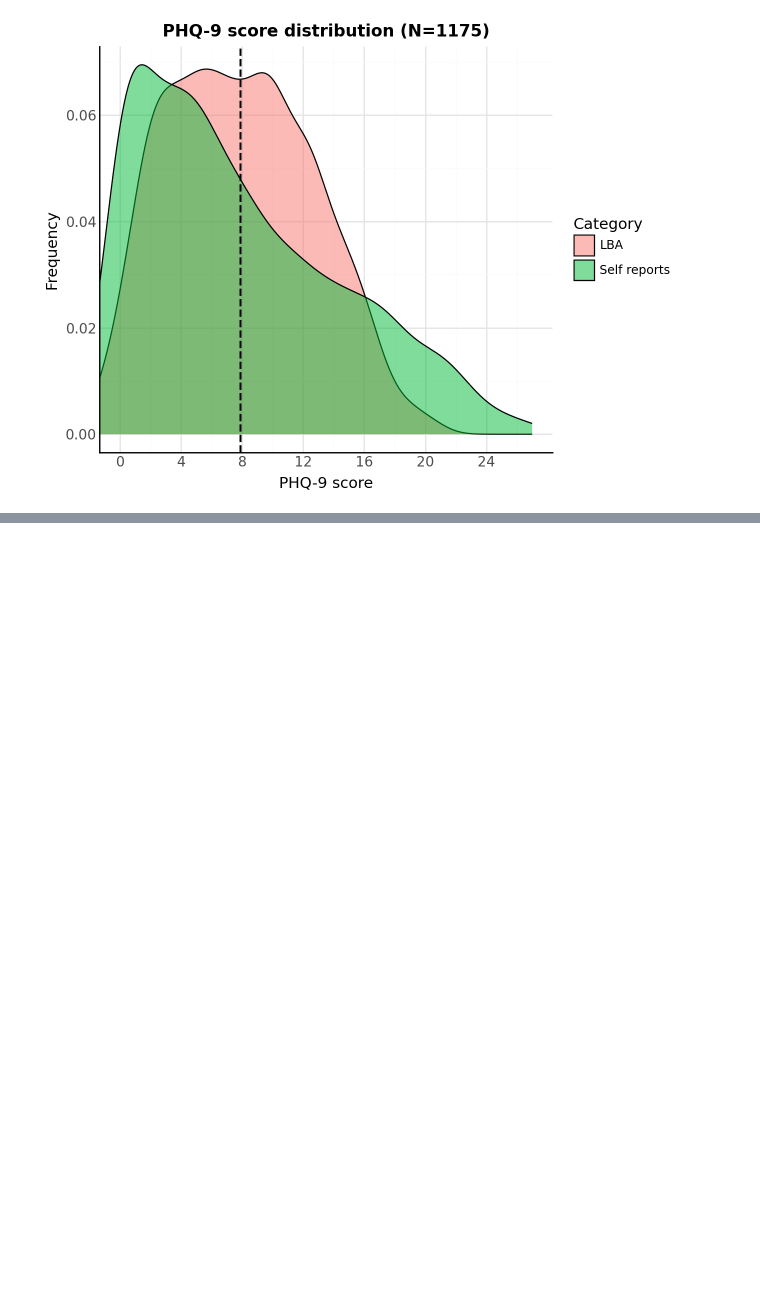
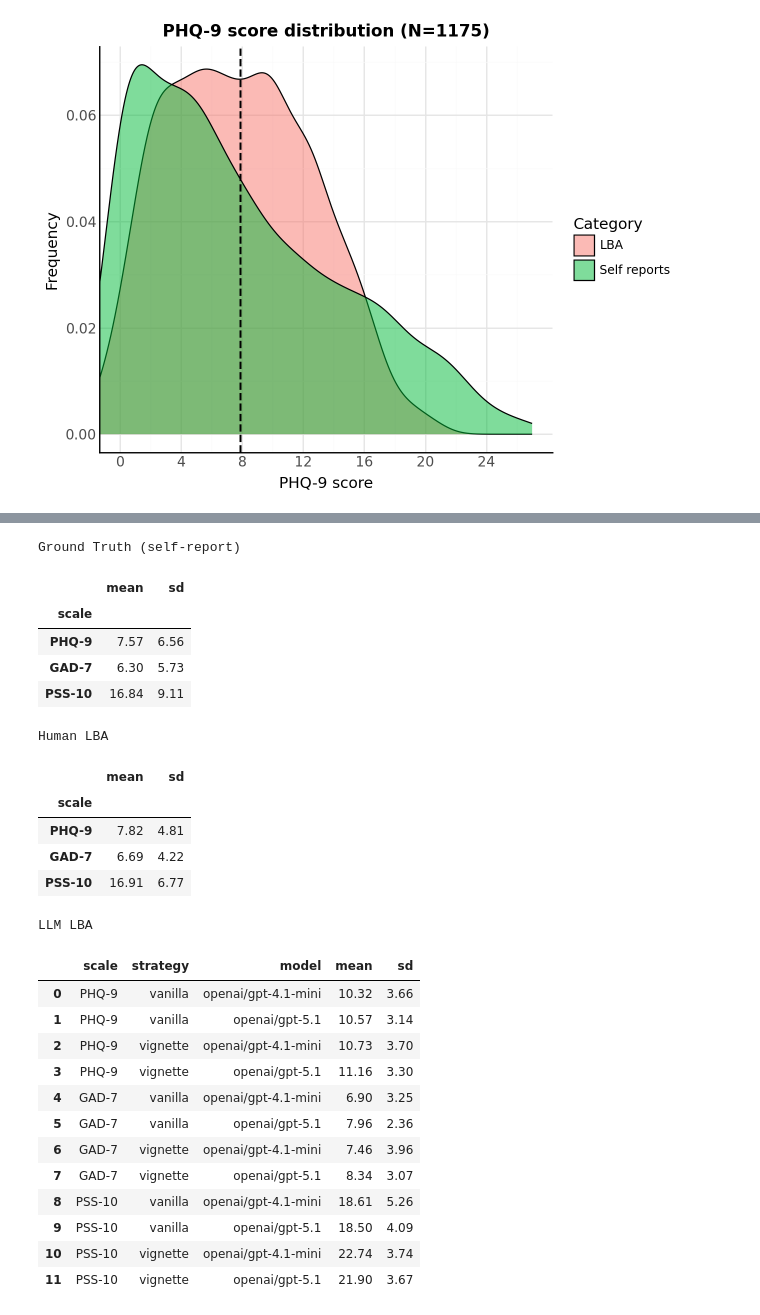
Before and after one commit to shshnk94/personallm, a Jupyter notebook: notebooks/analysis.ipynb, the cells around one changed output, grey strips where cells are left out. Cells and saved outputs as stored; diff of their text form; code cells hidden in the pictures; blank space fills up the shorter version.

```diff
--- a/notebooks/analysis.ipynb
+++ b/notebooks/analysis.ipynb
@@ -303,4 +304,61 @@ def load_human_self_reports() -> pd.DataFrame:
     long = pd.concat(frames, ignore_index=True)
     long["scale"] = pd.Categorical(long["scale"], categories=SCALE_ORDER, ordered=True)
     return long[["message_id", "scale", "score"]]
+# %%
+from IPython.display import display
+
+self_report = load_human_self_reports()
+print("Ground Truth (self-report)")
+display(
+    self_report
+    .groupby("scale", observed=True)["score"]
+    .agg(mean="mean", sd="std")
+    .round(2)
+)
+
+human_lba = load_human_language_scores()
+print("Human LBA")
+display(
+    human_lba
+    .groupby("scale", observed=True)["score"]
+    .agg(mean="mean", sd="std")
+    .round(2)
+)
+
+llm_lba = load_llm_language_scores()
+print("LLM LBA")
+display(
+    llm_lba
+    .groupby(["scale", "strategy", "model"], observed=True)["score"]
+    .agg(mean="mean", sd="std")
+    .round(2)
+    .reset_index()
+)
+# %% [output]
+Ground Truth (self-report)
+|  | mean | sd |
+| scale |  |  |
+| PHQ-9 | 7.57 | 6.56 |
+| GAD-7 | 6.30 | 5.73 |
+| PSS-10 | 16.84 | 9.11 |
+Human LBA
+|  | mean | sd |
+| scale |  |  |
+| PHQ-9 | 7.82 | 4.81 |
+| GAD-7 | 6.69 | 4.22 |
+| PSS-10 | 16.91 | 6.77 |
+LLM LBA
+|  | scale | strategy | model | mean | sd |
+| 0 | PHQ-9 | vanilla | openai/gpt-4.1-mini | 10.32 | 3.66 |
+| 1 | PHQ-9 | vanilla | openai/gpt-5.1 | 10.57 | 3.14 |
+| 2 | PHQ-9 | vignette | openai/gpt-4.1-mini | 10.73 | 3.70 |
+| 3 | PHQ-9 | vignette | openai/gpt-5.1 | 11.16 | 3.30 |
+| 4 | GAD-7 | vanilla | openai/gpt-4.1-mini | 6.90 | 3.25 |
+| 5 | GAD-7 | vanilla | openai/gpt-5.1 | 7.96 | 2.36 |
+| 6 | GAD-7 | vignette | openai/gpt-4.1-mini | 7.46 | 3.96 |
+| 7 | GAD-7 | vignette | openai/gpt-5.1 | 8.34 | 3.07 |
+| 8 | PSS-10 | vanilla | openai/gpt-4.1-mini | 18.61 | 5.26 |
+| 9 | PSS-10 | vanilla | openai/gpt-5.1 | 18.50 | 4.09 |
+| 10 | PSS-10 | vignette | openai/gpt-4.1-mini | 22.74 | 3.74 |
+| 11 | PSS-10 | vignette | openai/gpt-5.1 | 21.90 | 3.67 |
 # %%
```
Also changed, not shown: parts of 15 cells of this notebook, 1 other file.
